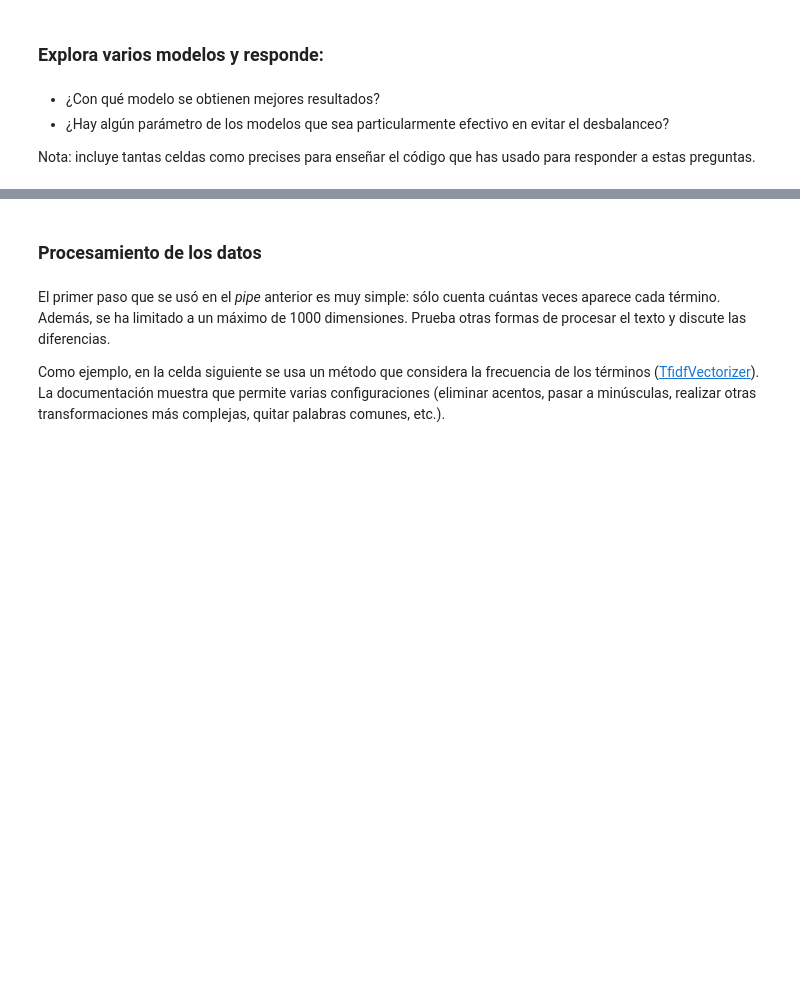
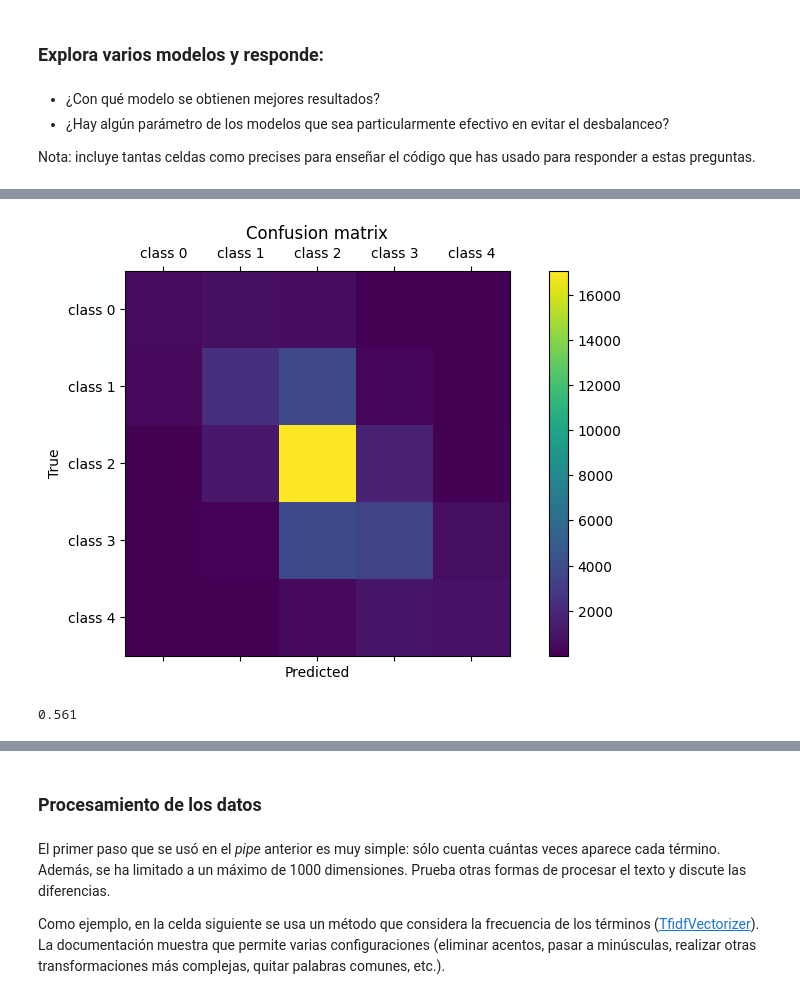
Before and after one commit to gborras10/MachineLearningProjects, a Jupyter notebook: assignements/assignment_3_clasificacion_textos/p4_03.ipynb, the cells around one changed output, grey strips where cells are left out. Saved outputs shown, nothing was run; the diff lists cells and outputs as text; code cells hidden in the pictures; blank space fills up the shorter version.

```diff
--- a/assignements/assignment_3_clasificacion_textos/p4_03.ipynb
+++ b/assignements/assignment_3_clasificacion_textos/p4_03.ipynb
@@ -164,0 +211,15 @@ Nota: incluye tantas celdas como precises para enseñar el código que has usado
+# %%
+plot_confusion_matrix(pipe_mlp)
+# %% [output]
+[figure, added]
+# %%
+svm_linear = LinearSVC(
+    class_weight="balanced",
+    random_state=0,
+    max_iter=2000
+)
+
+pipe_svm = make_pipeline(count_vectorizer, svm_linear)
+get_accuracy(pipe_svm)
+# %% [output]
+0.561
```
Also changed, not shown: parts of 33 cells of this notebook.
